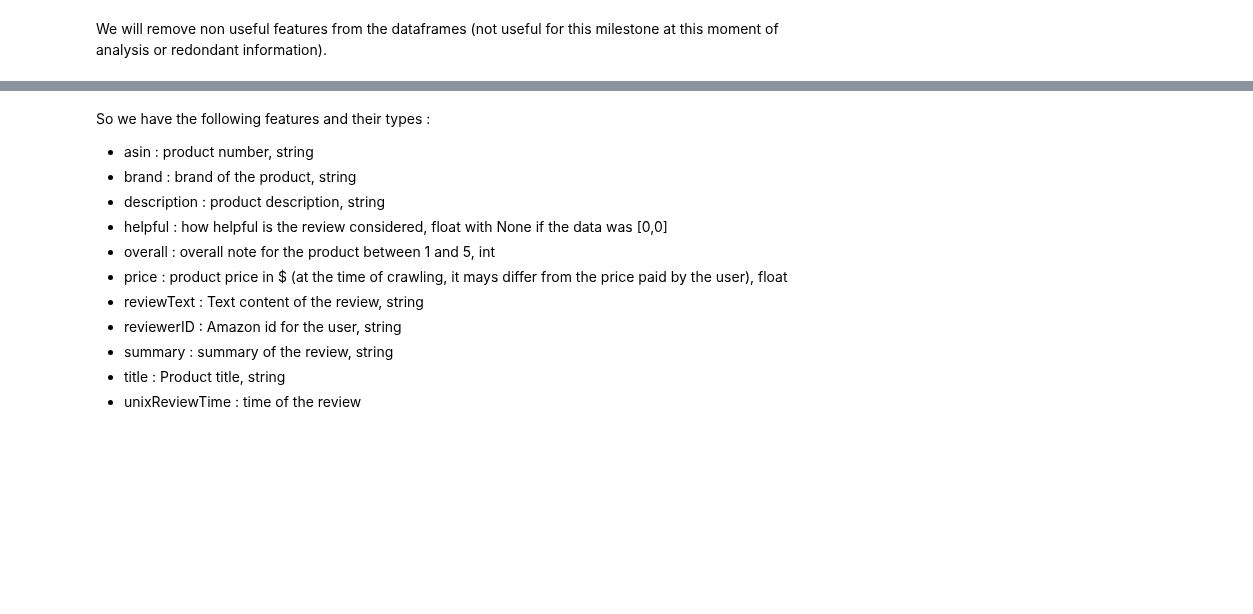
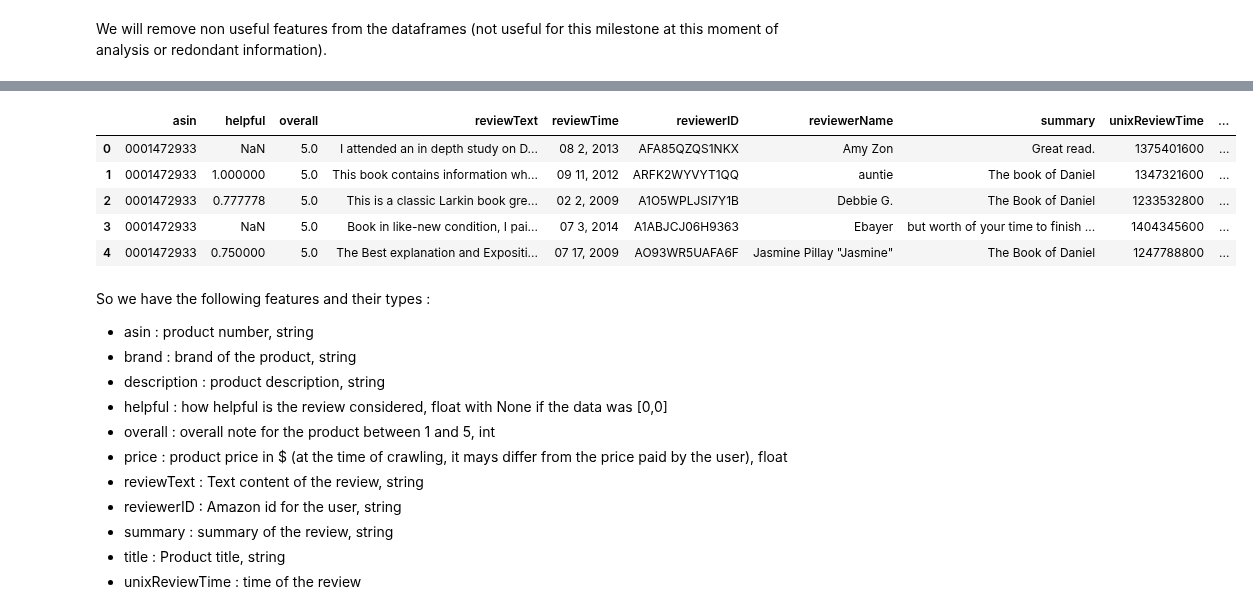
Before and after one commit to ImLemni/ada-epfl, a Jupyter notebook: project/Milestone2.ipynb, the cells around one changed output, grey strips where cells are left out. Saved outputs shown, nothing was run; the diff lists cells and outputs as text; code cells hidden in the pictures; blank space fills up the shorter version.

```diff
--- a/project/Milestone2.ipynb
+++ b/project/Milestone2.ipynb
@@ -482,3 +452,13 @@ movies_df.head(5)
+# %%
+clean_merged_df(books_df)
+books_df.head(5)
+# %% [output]
+|  | asin | helpful | overall | reviewText | reviewTime | reviewerID | reviewerName | summary | unixReviewTime | ... |
+| 0 | 0001472933 | NaN | 5.0 | I attended an in depth study on D... | 08 2, 2013 | AFA85QZQS1NKX | Amy Zon | Great read. | 1375401600 | ... |
+| 1 | 0001472933 | 1.000000 | 5.0 | This book contains information wh... | 09 11, 2012 | ARFK2WYVYT1QQ | auntie | The book of Daniel | 1347321600 | ... |
+| 2 | 0001472933 | 0.777778 | 5.0 | This is a classic Larkin book gre... | 02 2, 2009 | A1O5WPLJSI7Y1B | Debbie G. | The Book of Daniel | 1233532800 | ... |
+| 3 | 0001472933 | NaN | 5.0 | Book in like-new condition, I pai... | 07 3, 2014 | A1ABJCJ06H9363 | Ebayer | but worth of your time to finish ... | 1404345600 | ... |
+| 4 | 0001472933 | 0.750000 | 5.0 | The Best explanation and Expositi... | 07 17, 2009 | AO93WR5UAFA6F | Jasmine Pillay "Jasmine" | The Book of Daniel | 1247788800 | ... |
 # %% [markdown]
 So we have the following features and their types :
 * asin : product number, string
```
Also changed, not shown: parts of 36 cells of this notebook, 5 other files.
